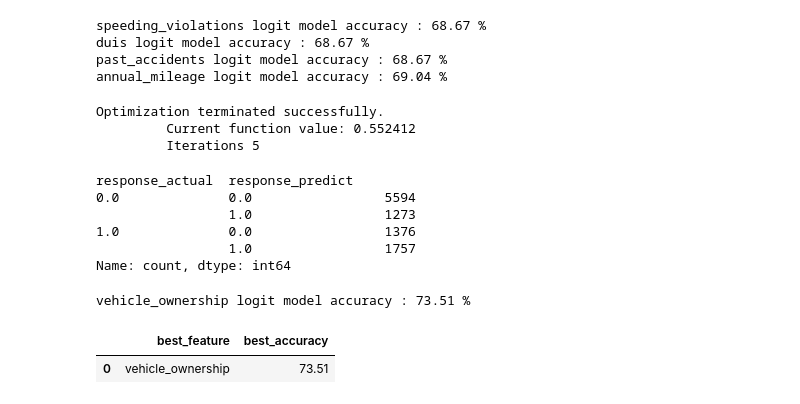
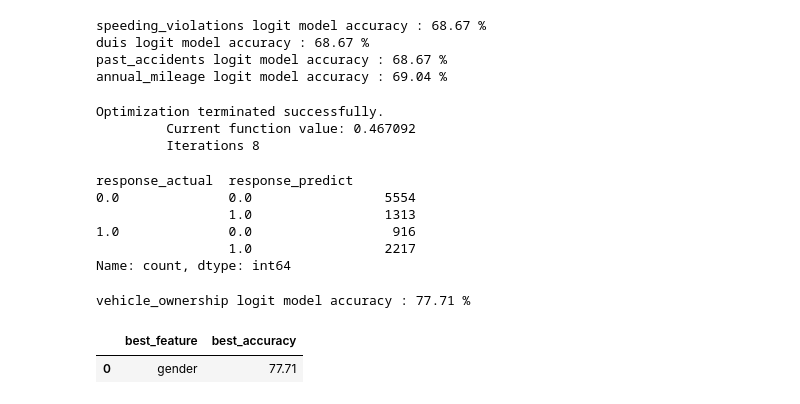
Before and after one commit to drksz/Learning-ML, a Jupyter notebook: Case Studies/Car-Insurance-Case-Study.ipynb, the cells around one changed output. Saved outputs shown, nothing was run; the diff lists cells and outputs as text; code cells hidden in the pictures.

```diff
--- a/Case Studies/Car-Insurance-Case-Study.ipynb
+++ b/Case Studies/Car-Insurance-Case-Study.ipynb
@@ -161,7 +161,7 @@ duis logit model accuracy : 68.67 %
 past_accidents logit model accuracy : 68.67 %
 annual_mileage logit model accuracy : 69.04 %
 # %%
-ownership_mdl = logit('outcome ~ vehicle_ownership', data=car_insurance).fit()
+ownership_mdl = logit('outcome ~ driving_experience', data=car_insurance).fit()
 
 own_predict = np.round(ownership_mdl.predict())
 
@@ -173,13 +173,13 @@ own_actual_vs_predict = pd.DataFrame({
 own_actual_vs_predict.value_counts(sort=False)
 # %% [output]
 Optimization terminated successfully.
-         Current function value: 0.552412
-         Iterations 5
+         Current function value: 0.467092
+         Iterations 8
 response_actual  response_predict
-0.0              0.0                 5594
-                 1.0                 1273
-1.0              0.0                 1376
-                 1.0                 1757
+0.0              0.0                 5554
+                 1.0                 1313
+1.0              0.0                  916
+                 1.0                 2217
 Name: count, dtype: int64
 # %%
 conf_matrix = ownership_mdl.pred_table()
@@ -191,14 +191,14 @@ tp = conf_matrix[1, 1]
 own_mdl_accuracy = ( (tn + tp) / (tn + fp + fn + tp) ) * 100
 print(f'vehicle_ownership logit model accuracy : {round(own_mdl_accuracy, 2)} %')
 # %% [output]
-vehicle_ownership logit model accuracy : 73.51 %
+vehicle_ownership logit model accuracy : 77.71 %
 # %%
 best_feature_df = pd.DataFrame({
-    'best_feature':['vehicle_ownership'],
+    'best_feature':['gender'],
     'best_accuracy':[own_mdl_accuracy]
 })
 
 best_feature_df
 # %% [output]
 |  | best_feature | best_accuracy |
-| 0 | vehicle_ownership | 73.51 |
+| 0 | gender | 77.71 |
```
